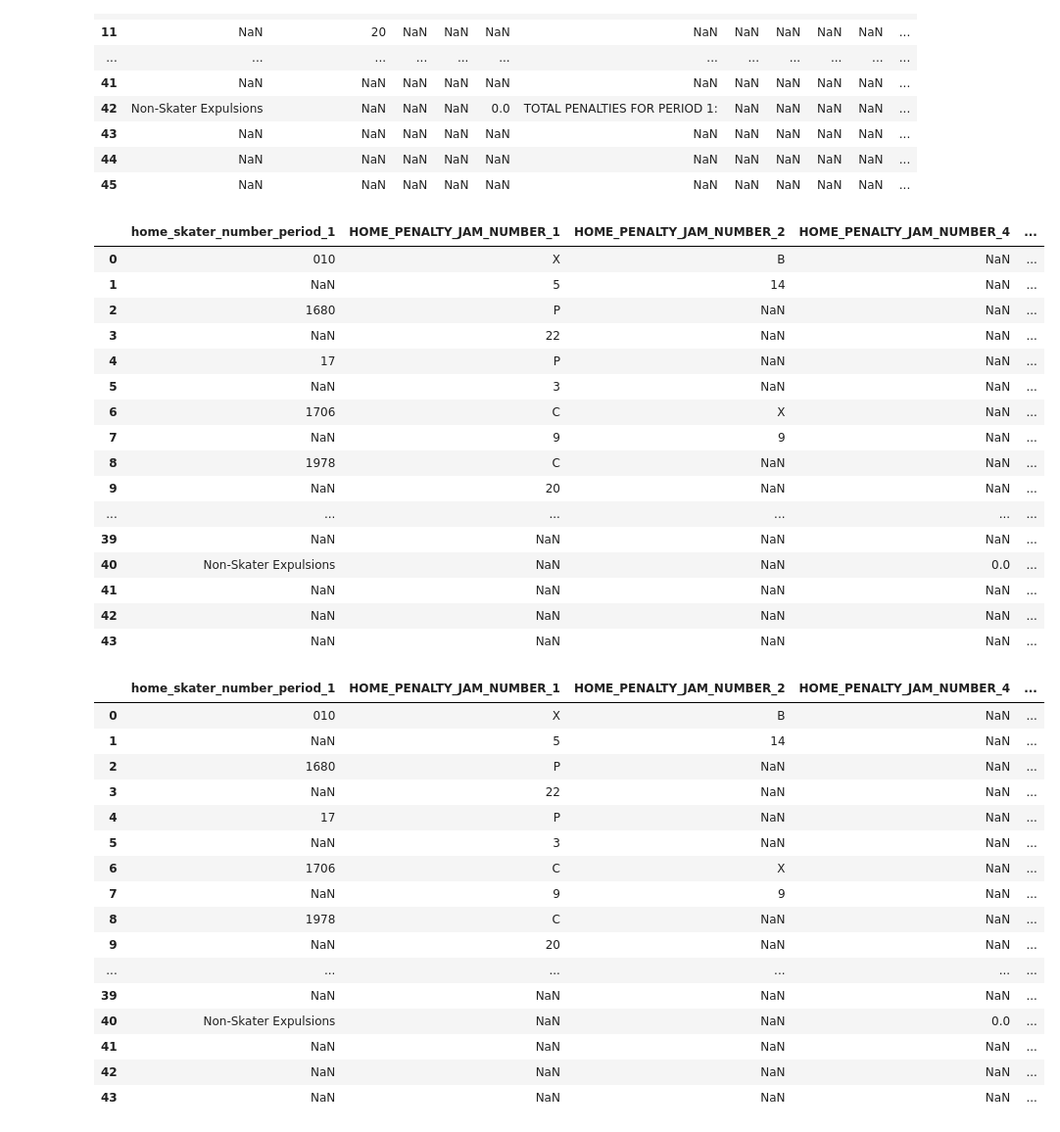
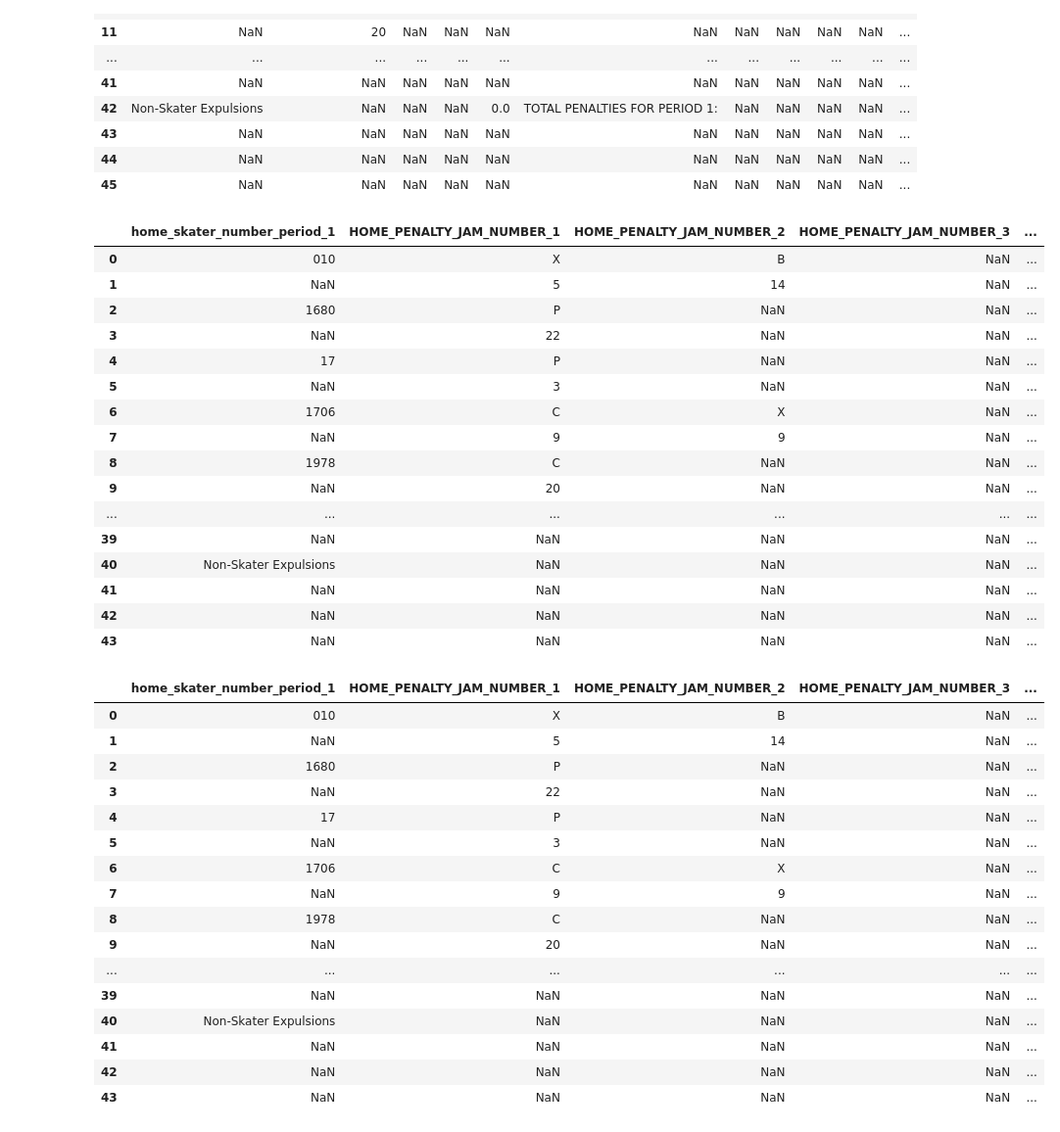
Before and after one commit to Jen-Dean/GGRD_DataBase, a Jupyter notebook: draft_notebooks/draft_penalties.ipynb, the cells around one changed output. Shown at 98% size. Saved outputs shown, nothing was run; the diff lists cells and outputs as text; code cells hidden in the pictures.

```diff
--- a/draft_notebooks/draft_penalties.ipynb
+++ b/draft_notebooks/draft_penalties.ipynb
@@ -102,10 +102,10 @@ stats_df = stats_df.reset_index(drop=True)
 # %%
 stats_df = stats_df.drop(["not_needed"], axis = 1)
 # %%
-stats_df = stats_df.dropna(axis=1, how="all")
+#stats_df = stats_df.dropna(axis=1, how="all")
 stats_df
 # %% [output]
-|  | home_skater_number_period_1 | HOME_PENALTY_JAM_NUMBER_1 | HOME_PENALTY_JAM_NUMBER_2 | HOME_PENALTY_JAM_NUMBER_4 | ... |
+|  | home_skater_number_period_1 | HOME_PENALTY_JAM_NUMBER_1 | HOME_PENALTY_JAM_NUMBER_2 | HOME_PENALTY_JAM_NUMBER_3 | ... |
 | 0 | 010 | X | B | NaN | ... |
 | 1 | NaN | 5 | 14 | NaN | ... |
 | 2 | 1680 | P | NaN | NaN | ... |
@@ -118,7 +118,7 @@ stats_df
 | 9 | NaN | 20 | NaN | NaN | ... |
 | ... | ... | ... | ... | ... | ... |
 | 39 | NaN | NaN | NaN | NaN | ... |
-| 40 | Non-Skater Expulsions | NaN | NaN | 0.0 | ... |
+| 40 | Non-Skater Expulsions | NaN | NaN | NaN | ... |
 | 41 | NaN | NaN | NaN | NaN | ... |
 | 42 | NaN | NaN | NaN | NaN | ... |
 | 43 | NaN | NaN | NaN | NaN | ... |
@@ -137,7 +137,7 @@ home_period1_stats_df = stats_df.filter(["home_skater_number_period_1",
                     "HOME_PENALTY_JAM_NUMBER_9"], axis=1)
 home_period1_stats_df
 # %% [output]
-|  | home_skater_number_period_1 | HOME_PENALTY_JAM_NUMBER_1 | HOME_PENALTY_JAM_NUMBER_2 | HOME_PENALTY_JAM_NUMBER_4 | ... |
+|  | home_skater_number_period_1 | HOME_PENALTY_JAM_NUMBER_1 | HOME_PENALTY_JAM_NUMBER_2 | HOME_PENALTY_JAM_NUMBER_3 | ... |
 | 0 | 010 | X | B | NaN | ... |
 | 1 | NaN | 5 | 14 | NaN | ... |
 | 2 | 1680 | P | NaN | NaN | ... |
@@ -150,7 +150,7 @@ home_period1_stats_df
 | 9 | NaN | 20 | NaN | NaN | ... |
 | ... | ... | ... | ... | ... | ... |
 | 39 | NaN | NaN | NaN | NaN | ... |
-| 40 | Non-Skater Expulsions | NaN | NaN | 0.0 | ... |
+| 40 | Non-Skater Expulsions | NaN | NaN | NaN | ... |
 | 41 | NaN | NaN | NaN | NaN | ... |
 | 42 | NaN | NaN | NaN | NaN | ... |
 | 43 | NaN | NaN | NaN | NaN | ... |
```
Also changed, not shown: parts of 11 cells of this notebook.
